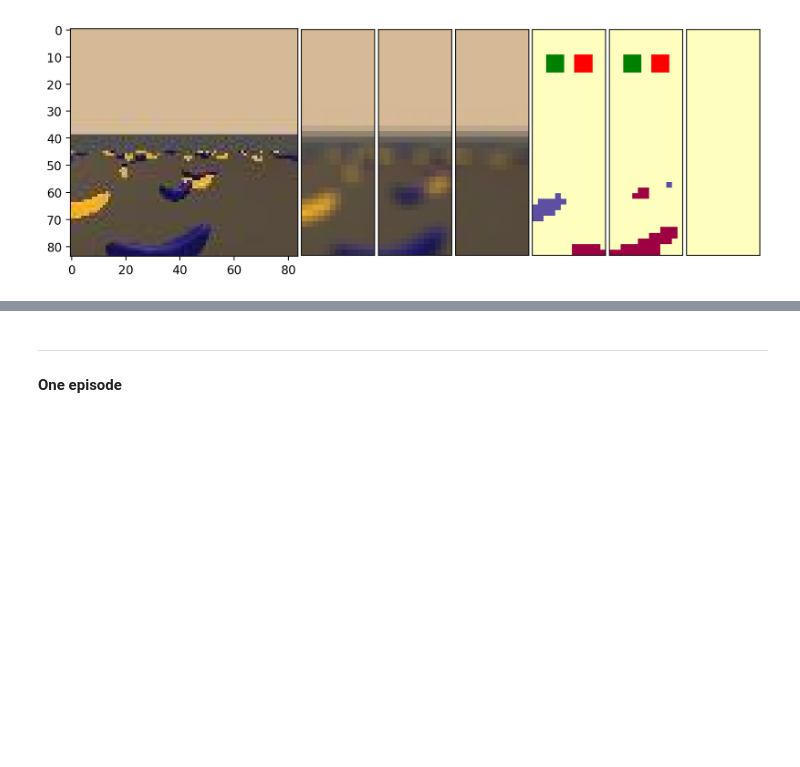
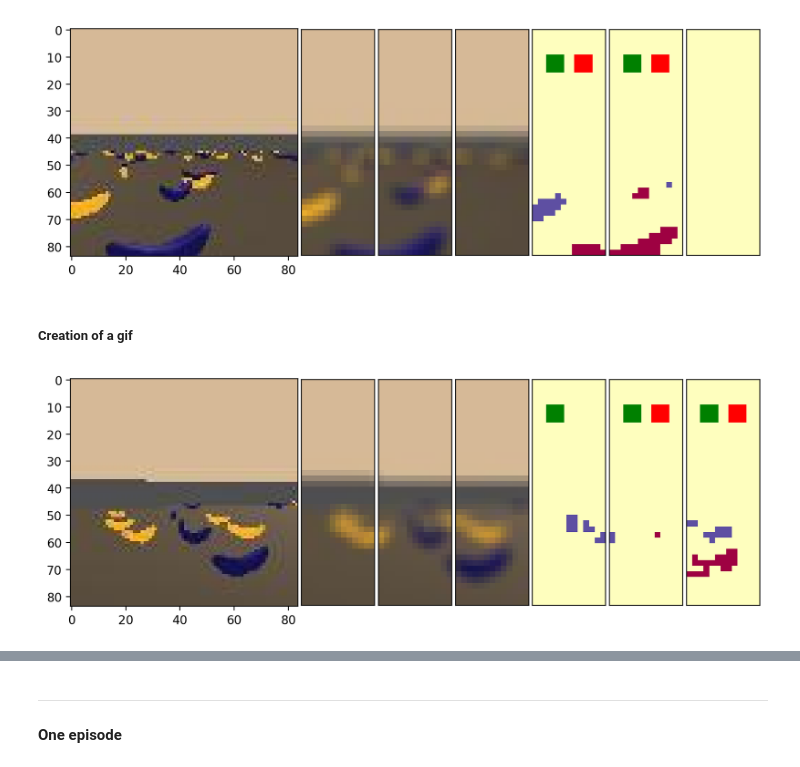
Before and after one commit to PierreMsy/DRL_navigation, a Jupyter notebook: 220816_raw_pixel_explo.ipynb, the cells around one changed output, grey strips where cells are left out. Cells and saved outputs as stored; diff of their text form; code cells hidden in the pictures; blank space fills up the shorter version.

```diff
--- a/220816_raw_pixel_explo.ipynb
+++ b/220816_raw_pixel_explo.ipynb
@@ -493,3 +494,44 @@ for lower_bound, higher_bound, idx in zip(boundaries[:-1], boundaries[1:], range
 plt.show();
 # %% [output]
 [figure]
+# %% [markdown]
+##### Creation of a gif
+# %%
+fig = plt.figure(constrained_layout=False, figsize=(10,5), dpi=200)
+gs = fig.add_gridspec(nrows=1, ncols=9, left=0.05, right=0.85, wspace=0.05)
+
+ax = fig.add_subplot(gs[:, :3])
+
+ax.imshow(state_rgb)
+
+boundaries = [output_rgb.shape[1]//3 * i for i in range(4)]
+
+for lower_bound, higher_bound, idx in zip(boundaries[:-1], boundaries[1:], range(3)):
+    ax_output = fig.add_subplot(gs[:, 3 + idx])
+    ax_output.imshow(output_rgb[:, lower_bound: higher_bound])
+    ax_output.set_xticks([])
+    ax_output.set_yticks([])
+
+mask_bananas = (
+    np.apply_along_axis(is_yellow, 2, output_hsv).astype(int) -
+    np.apply_along_axis(is_blue, 2, output_hsv).astype(int)
+)
+
+for lower_bound, higher_bound, idx in zip(boundaries[:-1], boundaries[1:], range(3)):
+    ax_mask = fig.add_subplot(gs[:, 6 + idx])
+
+    img = mask_bananas[:, lower_bound: higher_bound]
+    if np.max(img) == 1:
+        rect = patches.Rectangle((2, 4), 3, 3, linewidth=1, edgecolor='g', facecolor='g')
+        ax_mask.add_patch(rect)
+    if np.min(img) == -1:
+        rect = patches.Rectangle((7, 4), 3, 3, linewidth=1, edgecolor='r', facecolor='r')
+        ax_mask.add_patch(rect)
+
+    ax_mask.imshow(img, cmap='Spectral', vmin=-1, vmax=1)
+    ax_mask.set_xticks([])
+    ax_mask.set_yticks([])
+
+plt.show();
+# %% [output]
+[figure, added]
```
Also changed, not shown: parts of 12 cells of this notebook.
